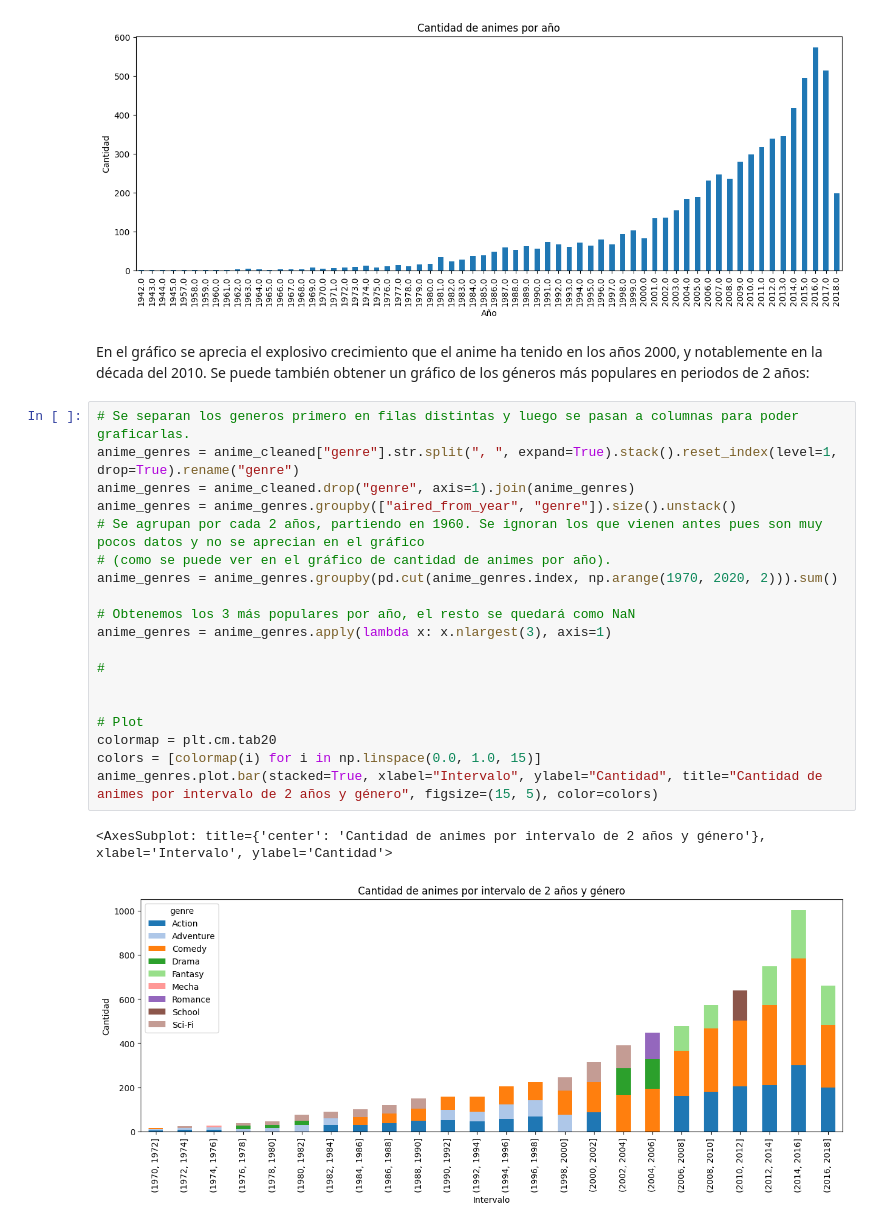
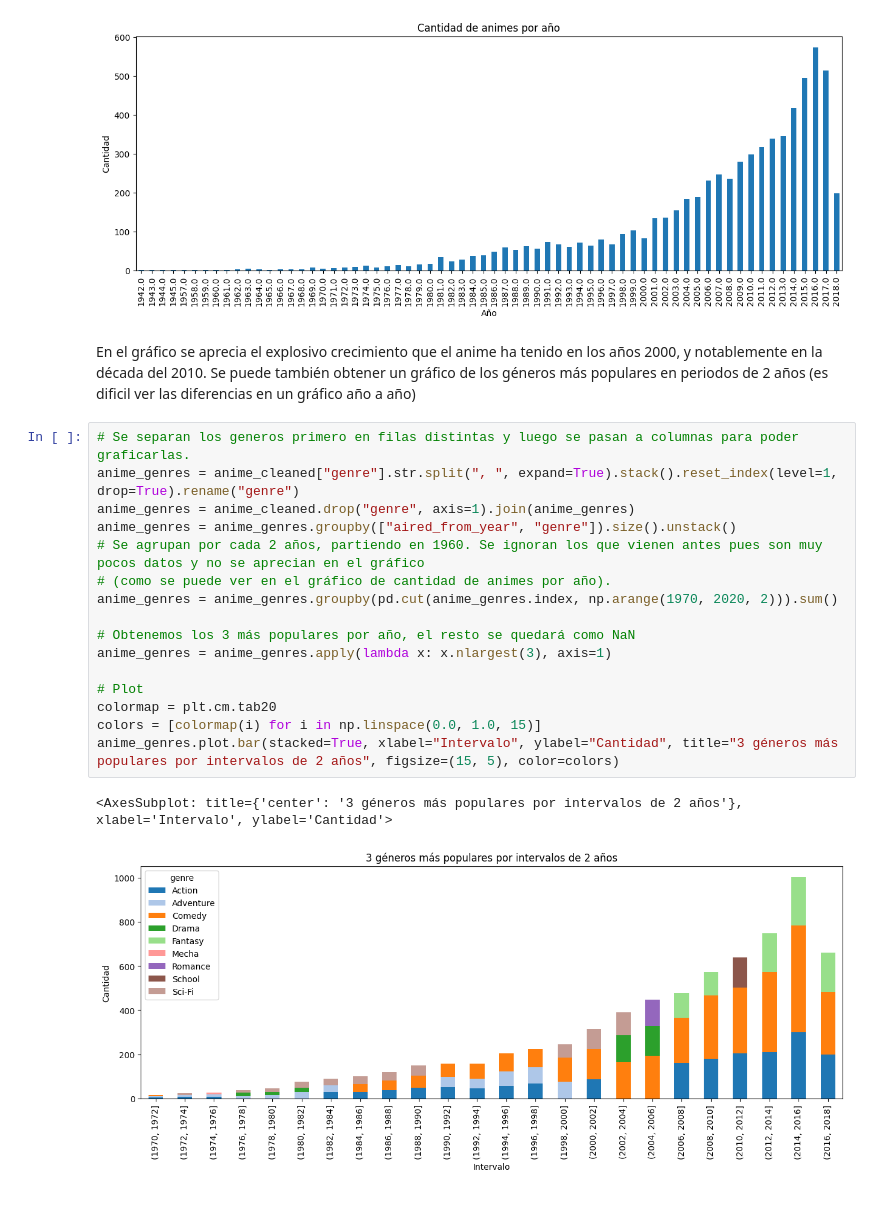
Before and after one commit to bigkwii/CC5205-2022-2-grupo-15, a Jupyter notebook: hito1.ipynb, the cells around one changed output. Cells and saved outputs as stored; diff of their text form.

```diff
--- a/hito1.ipynb
+++ b/hito1.ipynb
@@ -236,26 +195,23 @@ anime_cleaned.groupby("aired_from_year").size().plot.bar(xlabel="Año", ylabel="
 [figure]
 # %% [markdown]
 En el gráfico se aprecia el explosivo crecimiento que el anime ha tenido en los años 2000, y notablemente en la década del 2010.
-Se puede también obtener un gráfico de los géneros más populares en periodos de 2 años:
+Se puede también obtener un gráfico de los géneros más populares en periodos de 2 años (es dificil ver las diferencias en un gráfico año a año)
 # %%
 # Se separan los generos primero en filas distintas y luego se pasan a columnas para poder graficarlas.
 anime_genres = anime_cleaned["genre"].str.split(", ", expand=True).stack().reset_index(level=1, drop=True).rename("genre")
 anime_genres = anime_cleaned.drop("genre", axis=1).join(anime_genres)
 anime_genres = anime_genres.groupby(["aired_from_year", "genre"]).size().unstack()
 # Se agrupan por cada 2 años, partiendo en 1960. Se ignoran los que vienen antes pues son muy pocos datos y no se aprecian en el gráfico
 # (como se puede ver en el gráfico de cantidad de animes por año).
 anime_genres = anime_genres.groupby(pd.cut(anime_genres.index, np.arange(1970, 2020, 2))).sum()
 
 # Obtenemos los 3 más populares por año, el resto se quedará como NaN
 anime_genres = anime_genres.apply(lambda x: x.nlargest(3), axis=1)
 
-#
-
-
 # Plot
 colormap = plt.cm.tab20
 colors = [colormap(i) for i in np.linspace(0.0, 1.0, 15)]
-anime_genres.plot.bar(stacked=True, xlabel="Intervalo", ylabel="Cantidad", title="Cantidad de animes por intervalo de 2 años y género", figsize=(15, 5), color=colors)
+anime_genres.plot.bar(stacked=True, xlabel="Intervalo", ylabel="Cantidad", title="3 géneros más populares por intervalos de 2 años", figsize=(15, 5), color=colors)
 # %% [output]
-<AxesSubplot: title={'center': 'Cantidad de animes por intervalo de 2 años y género'}, xlabel='Intervalo', ylabel='Cantidad'>
+<AxesSubplot: title={'center': '3 géneros más populares por intervalos de 2 años'}, xlabel='Intervalo', ylabel='Cantidad'>
-[figure, old version]
+[figure, new version]
```
Also changed, not shown: parts of 17 cells of this notebook.
